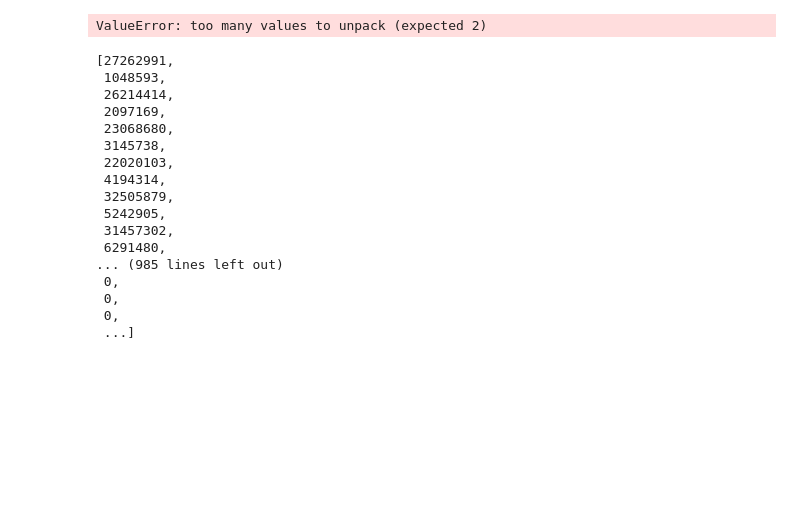
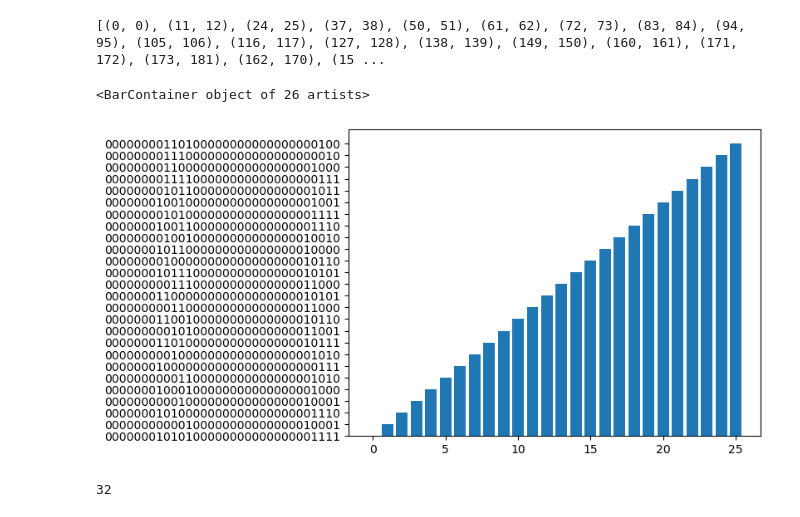
Before and after one commit to danielespo/Solving-SAT-in-FPGA-UCSB, a Jupyter notebook: Python-Code/testing_packing.ipynb, the cells around one changed output. Drawn from its saved outputs; the diff is of its cells as text; code cells hidden in the pictures; blank space fills up the shorter version.

Commit message:
Packing works, squashing edge case bugs

```diff
--- a/Python-Code/testing_packing.ipynb
+++ b/Python-Code/testing_packing.ipynb
@@ -11,24 +12,9 @@ test_packs, test_masks = pck.packing_algorithm_20_as_max(test_mems)
-# %%
-uint32_packs, uint32_masks = pck.convert_to_uint32_list(test_packs, test_masks)
-# %% [output]
-ValueError: too many values to unpack (expected 2)
-# %%
-uint32_packs
-# %% [output]
-[27262991,
- 1048593,
- 26214414,
- 2097169,
- 23068680,
- 3145738,
- 22020103,
- 4194314,
- 32505879,
- 5242905,
- 31457302,
- 6291480,
-... (985 lines left out)
- 0,
- 0,
- 0,
- ...]
+# %%
+#     Returns:
+#       packed_literal_array: an array of the form [[[literal_a, literal_b], [membership of literal_a, membership of literal_b]], ...]
+#       masks: a list of tuples indicating the start and end positions for each literal within the packed array (1-based indexing)
+
+test_packs, test_masks = pck.packing_algorithm(test_mems)
+print(test_masks)
+# %% [output]
+[(0, 0), (11, 12), (24, 25), (37, 38), (50, 51), (61, 62), (72, 73), (83, 84), (94, 95), (105, 106), (116, 117), (127, 128), (138, 139), (149, 150), (160, 161), (171, 172), (173, 181), (162, 170), (15 ...
@@ -35 +27,33 @@ uint32_packs
+# %%
+# Convert packed literal array and masks to uint32 list format.
+# Args:
+# packed_literal_array (list): The packed literal array.
+# masks (list): The masks indicating start and end positions.
+# depth (int): The depth of the uint32 array.
+# Returns:
+# uint32_list (list): The uint32 list representation of packed literals.
+
+# Example:
+# literal address: 0x00 (depth = 2048 * 2 -> width = 12 bits)
+# literal clause table membership address: 11'b00000000001
+# literal clause table mask: 20b'11111000000000000000
+# Then the resulting data stored in 0th index of the array would be
+# 31'b00000000001_11111000000000000000
+uint32_packs = pck.convert_to_uint32_list(test_packs, test_masks)
+# %%
+import matplotlib.pyplot as plt
+# literal address: 0x00 (depth = 2048 * 2 -> width = 12 bits)
+# literal clause table membership address: 11'b00000000001
+# literal clause table mask: 20b'11111000000000000000
+# Then the resulting data stored in 0th index of the array would be
+# 31'b00000000001_11111000000000000000
+plotter = [f"{i:032b}" for i in uint32_packs if i != 0]
+plt.bar(range(len(plotter)),plotter)
+# %% [output]
+<BarContainer object of 26 artists>
+[figure, added]
+# %%
+len(plotter[1])
+# %% [output]
+32
 # %%
```
Also changed, not shown: parts of 8 cells of this notebook, 6 other files.
